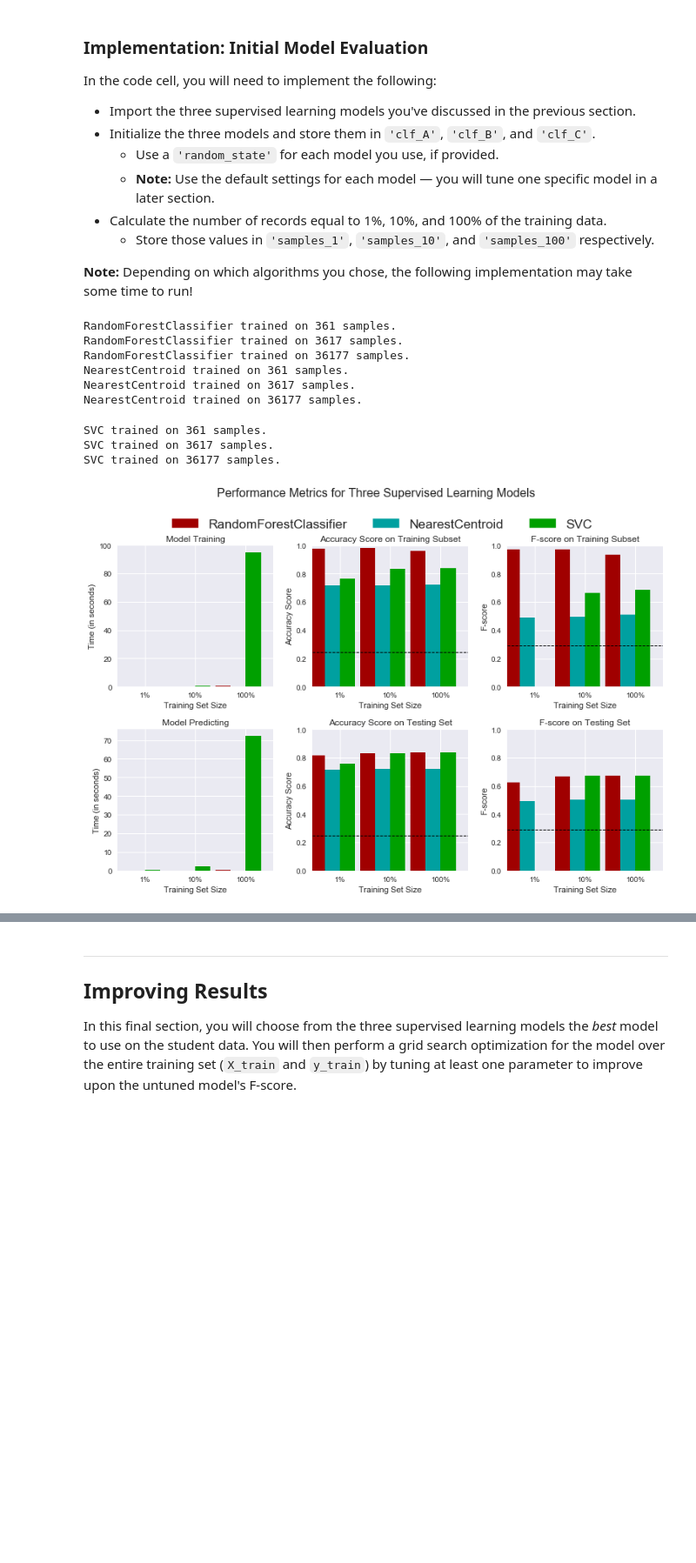
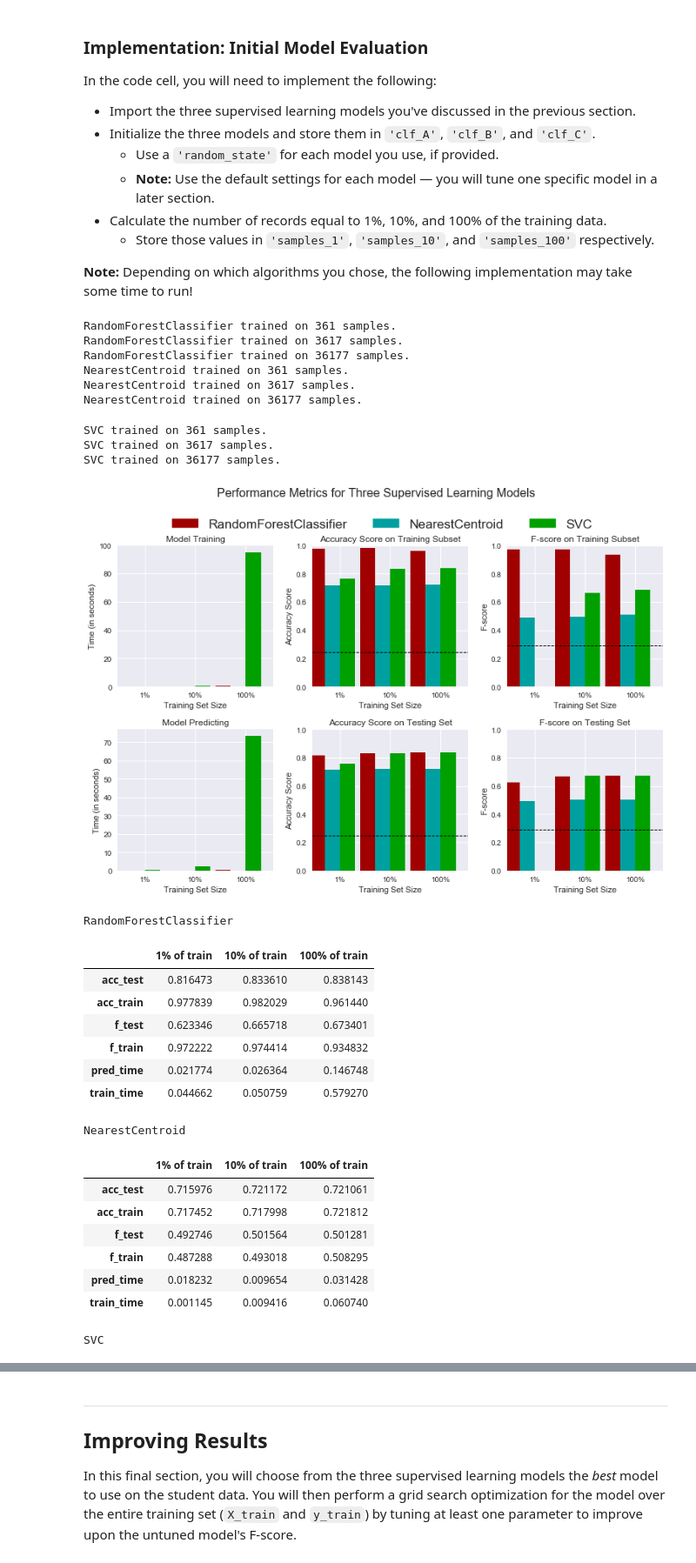
Before and after one commit to rodrigo-fagundes/uda_mlengineer, a Jupyter notebook: projects/finding_donors/finding_donors.ipynb, the cells around one changed output, grey strips where cells are left out. Shown: that part at 87% size. Drawn from its saved outputs; the diff is of its cells as text; code cells hidden in the pictures; blank space fills up the shorter version.

```diff
--- a/projects/finding_donors/finding_donors.ipynb
+++ b/projects/finding_donors/finding_donors.ipynb
@@ -407,10 +407,10 @@ def train_predict(learner, sample_size, X_train, y_train, X_test, y_test):
     results['pred_time'] = end - start
 
     # TODO: Compute accuracy on the first 300 training samples which is y_train[:300]
-    results['acc_train'] = accuracy_score(predictions_train, y_train[:sample_size])
+    results['acc_train'] = accuracy_score(y_train[:sample_size],predictions_train[:sample_size])
 
     # TODO: Compute accuracy on test set using accuracy_score()
-    results['acc_test'] = accuracy_score(predictions_test, y_test)
+    results['acc_test'] = accuracy_score(y_test, predictions_test)
 
     # TODO: Compute F-score on the the first 300 training samples using fbeta_score()
     results['f_train'] = fbeta_score(y_train[:sample_size], predictions_train, beta = 0.5)
@@ -448,32 +448,53 @@ clf_B = NearestCentroid()
 clf_C = SVC(random_state=rs)
 
 # TODO: Calculate the number of samples for 1%, 10%, and 100% of the training data
 # HINT: samples_100 is the entire training set i.e. len(y_train)
 # HINT: samples_10 is 10% of samples_100 (ensure to set the count of the values to be `int` and not `float`)
 # HINT: samples_1 is 1% of samples_100 (ensure to set the count of the values to be `int` and not `float`)
 samples_100 = len(y_train)
-samples_10 = int(len(y_train) * 0.1)
-samples_1 = int(len(y_train) * 0.01)
+samples_10 = int(samples_100 * 0.1)
+samples_1 = int(samples_10 * 0.1)
 
 # Collect results on the learners
 results = {}
 for clf in [clf_A, clf_B, clf_C]:
     clf_name = clf.__class__.__name__
     results[clf_name] = {}
     for i, samples in enumerate([samples_1, samples_10, samples_100]):
         results[clf_name][i] = \
         train_predict(clf, samples, X_train, y_train, X_test, y_test)
 
 # Run metrics visualization for the three supervised learning models chosen
 vs.evaluate(results, accuracy, fscore)
+
+for i in results.items():
+    print(i[0])
+    display(pd.DataFrame(i[1]).rename(columns={0:'1% of train', 1:'10% of train', 2:'100% of train'}))
 # %% [output]
 RandomForestClassifier trained on 361 samples.
 RandomForestClassifier trained on 3617 samples.
 RandomForestClassifier trained on 36177 samples.
 NearestCentroid trained on 361 samples.
 NearestCentroid trained on 3617 samples.
 NearestCentroid trained on 36177 samples.
 SVC trained on 361 samples.
 SVC trained on 3617 samples.
 SVC trained on 36177 samples.
 [figure]
+RandomForestClassifier
+|  | 1% of train | 10% of train | 100% of train |
+| acc_test | 0.816473 | 0.833610 | 0.838143 |
+| acc_train | 0.977839 | 0.982029 | 0.961440 |
+| f_test | 0.623346 | 0.665718 | 0.673401 |
+| f_train | 0.972222 | 0.974414 | 0.934832 |
+| pred_time | 0.021774 | 0.026364 | 0.146748 |
+| train_time | 0.044662 | 0.050759 | 0.579270 |
+NearestCentroid
+|  | 1% of train | 10% of train | 100% of train |
+| acc_test | 0.715976 | 0.721172 | 0.721061 |
+| acc_train | 0.717452 | 0.717998 | 0.721812 |
+| f_test | 0.492746 | 0.501564 | 0.501281 |
+| f_train | 0.487288 | 0.493018 | 0.508295 |
+| pred_time | 0.018232 | 0.009654 | 0.031428 |
+| train_time | 0.001145 | 0.009416 | 0.060740 |
+SVC
```
Also changed, not shown: parts of 8 cells of this notebook, 1 other file.
